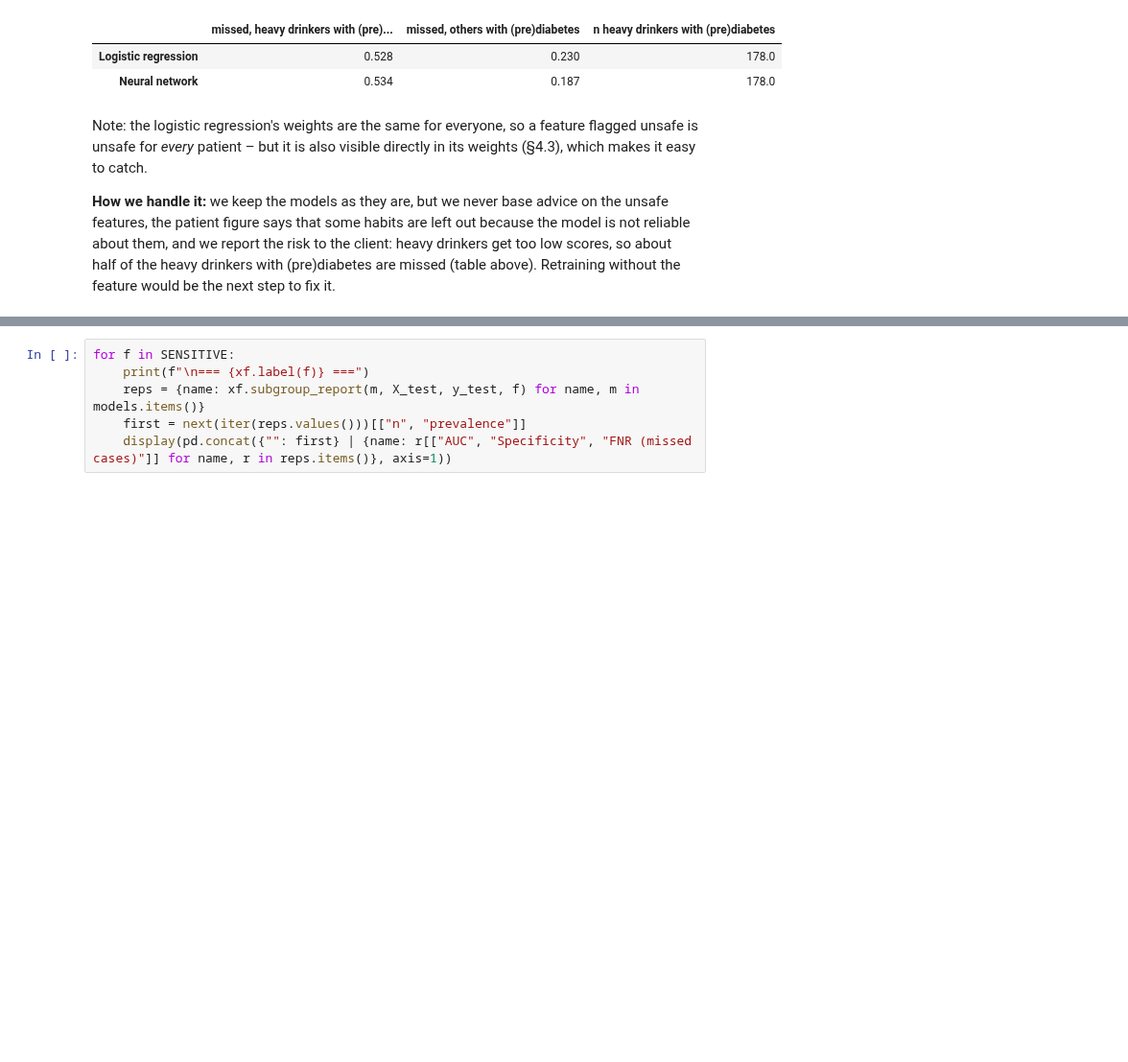
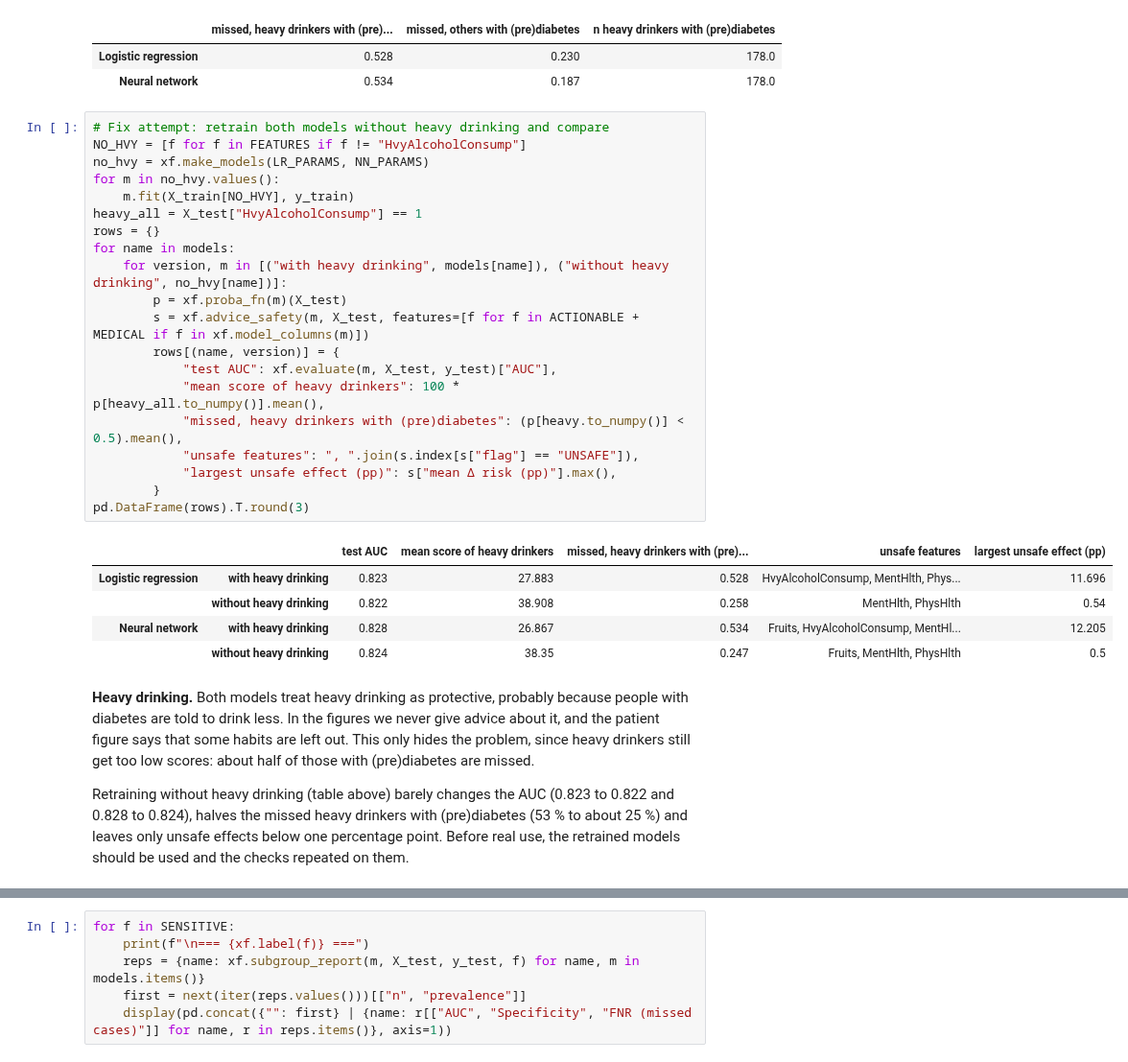
Before and after one commit to GustavWex/XAI-Projekt, a Jupyter notebook: projekt.ipynb, the cells around one changed output, grey strips where cells are left out. Shown at 96% size. Saved outputs shown, nothing was run; the diff lists cells and outputs as text; blank space fills up the shorter version.

```diff
--- a/projekt.ipynb
+++ b/projekt.ipynb
@@ -455,12 +445,39 @@ pd.DataFrame({name: {"missed, heavy drinkers with (pre)diabetes": (xf.proba_fn(m
 |  | missed, heavy drinkers with (pre)... | missed, others with (pre)diabetes | n heavy drinkers with (pre)diabetes |
 | Logistic regression | 0.528 | 0.230 | 178.0 |
 | Neural network | 0.534 | 0.187 | 178.0 |
+# %%
+# Fix attempt: retrain both models without heavy drinking and compare
+NO_HVY = [f for f in FEATURES if f != "HvyAlcoholConsump"]
+no_hvy = xf.make_models(LR_PARAMS, NN_PARAMS)
+for m in no_hvy.values():
+    m.fit(X_train[NO_HVY], y_train)
+heavy_all = X_test["HvyAlcoholConsump"] == 1
+rows = {}
+for name in models:
+    for version, m in [("with heavy drinking", models[name]), ("without heavy drinking", no_hvy[name])]:
+        p = xf.proba_fn(m)(X_test)
+        s = xf.advice_safety(m, X_test, features=[f for f in ACTIONABLE + MEDICAL if f in xf.model_columns(m)])
+        rows[(name, version)] = {
+            "test AUC": xf.evaluate(m, X_test, y_test)["AUC"],
+            "mean score of heavy drinkers": 100 * p[heavy_all.to_numpy()].mean(),
+            "missed, heavy drinkers with (pre)diabetes": (p[heavy.to_numpy()] < 0.5).mean(),
+            "unsafe features": ", ".join(s.index[s["flag"] == "UNSAFE"]),
+            "largest unsafe effect (pp)": s["mean Δ risk (pp)"].max(),
+        }
+pd.DataFrame(rows).T.round(3)
+# %% [output]
+|  |  | test AUC | mean score of heavy drinkers | missed, heavy drinkers with (pre)... | unsafe features | largest unsafe effect (pp) |
+| Logistic regression | with heavy drinking | 0.823 | 27.883 | 0.528 | HvyAlcoholConsump, MentHlth, Phys... | 11.696 |
+|  | without heavy drinking | 0.822 | 38.908 | 0.258 | MentHlth, PhysHlth | 0.54 |
+| Neural network | with heavy drinking | 0.828 | 26.867 | 0.534 | Fruits, HvyAlcoholConsump, MentHl... | 12.205 |
+|  | without heavy drinking | 0.824 | 38.35 | 0.247 | Fruits, MentHlth, PhysHlth | 0.5 |
 # %% [markdown]
-Note: the logistic regression's weights are the same for everyone, so a feature flagged unsafe is unsafe for
-*every* patient – but it is also visible directly in its weights (§4.3), which makes it easy to catch.
+**Heavy drinking.** Both models treat heavy drinking as protective, probably because people with diabetes are told
+to drink less. In the figures we never give advice about it, and the patient figure says that some habits are left
+out. This only hides the problem, since heavy drinkers still get too low scores: about half of those with
+(pre)diabetes are missed.
 
-**How we handle it:** we keep the models as they are, but we never base advice on the unsafe features, the patient
-figure says that some habits are left out because the model is not reliable about them, and we report the risk to
-the client: heavy drinkers get too low scores, so about half of the heavy drinkers with (pre)diabetes are missed
-(table above). Retraining without the feature would be the next step to fix it.
+Retraining without heavy drinking (table above) barely changes the AUC (0.823 to 0.822 and 0.828 to 0.824), halves
+the missed heavy drinkers with (pre)diabetes (53 % to about 25 %) and leaves only unsafe effects below one
+percentage point. Before real use, the retrained models should be used and the checks repeated on them.
 # %% [markdown]
```
Also changed, not shown: parts of 24 cells of this notebook, 7 other files.
